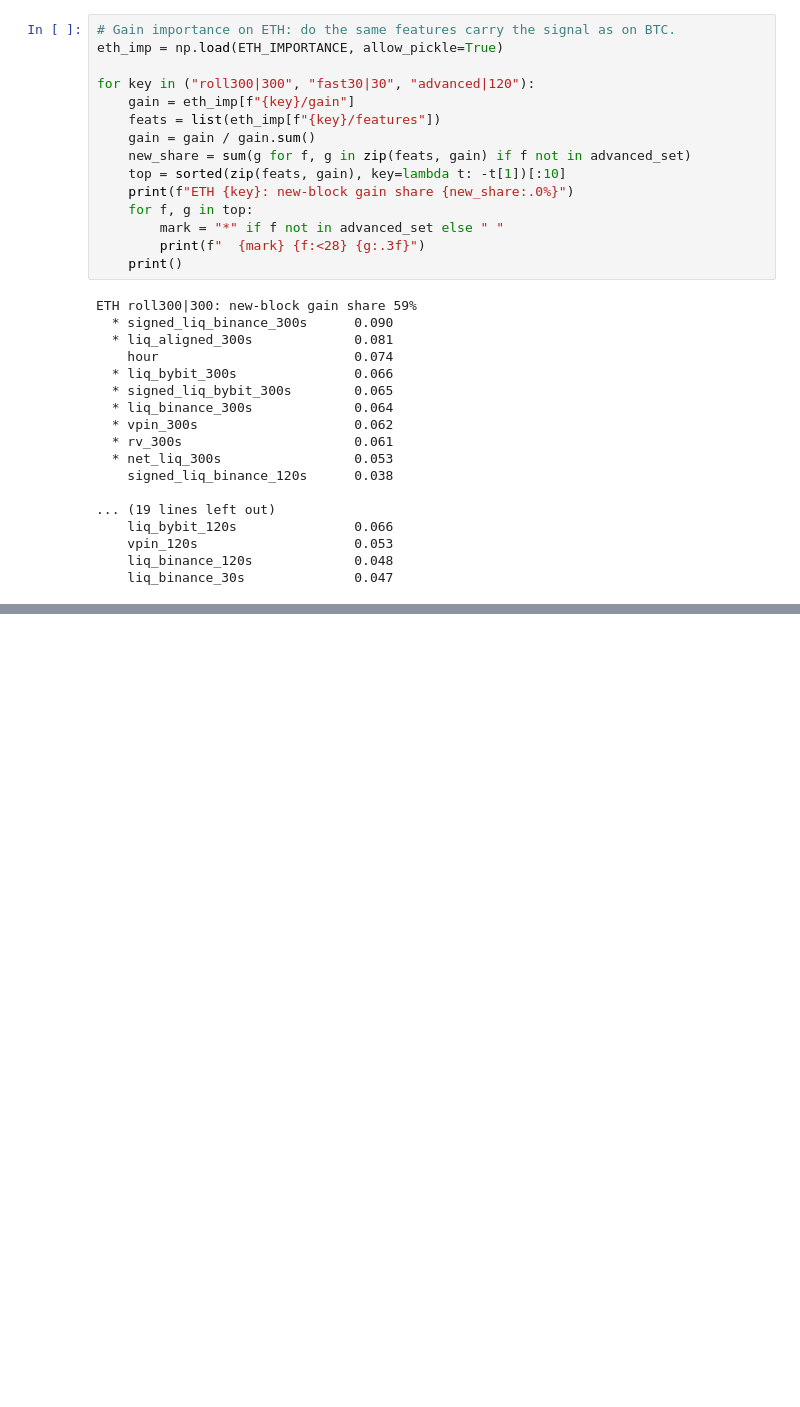
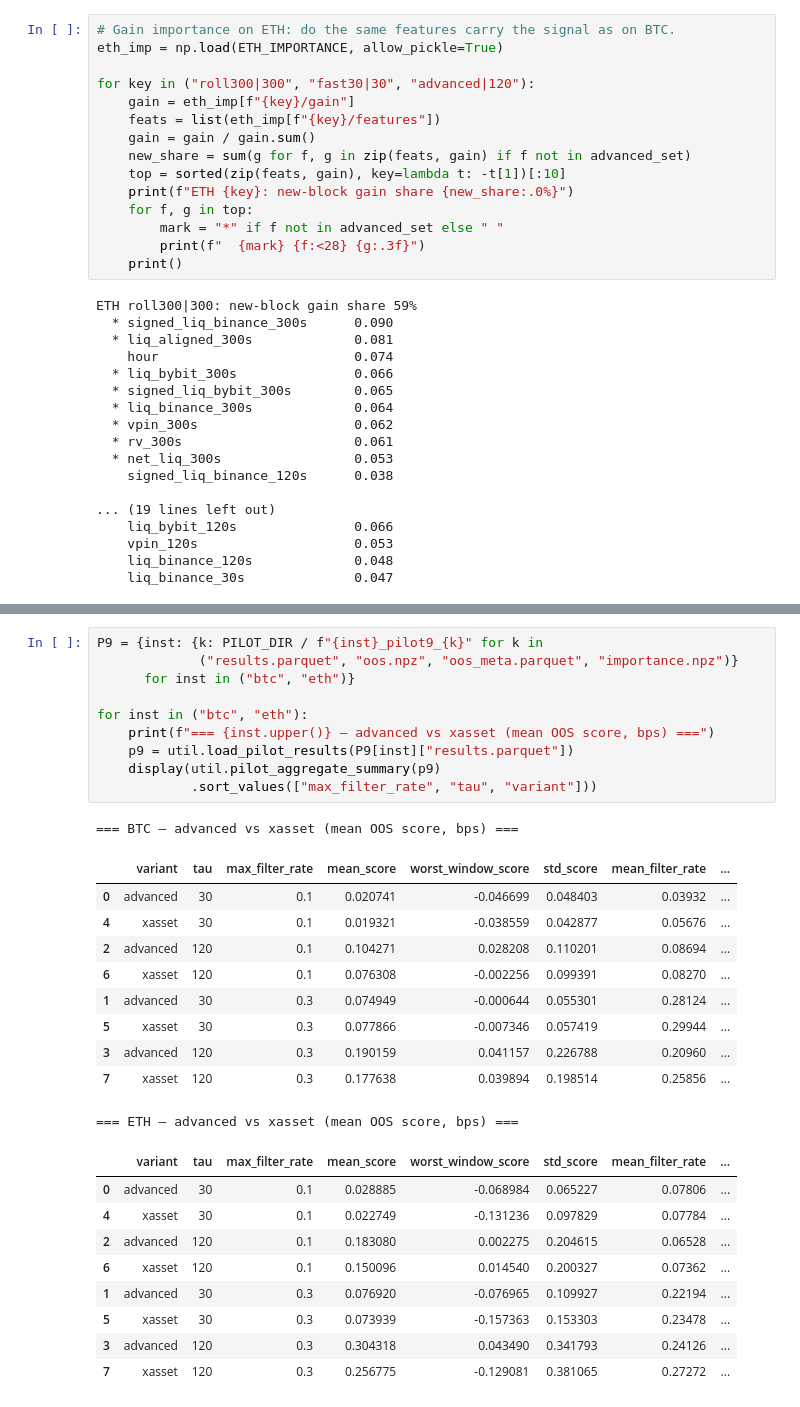
Before and after one commit to quickmathsometree/hft-liquidations-2026, a Jupyter notebook: p34_prod/backtest.ipynb, the cells around one changed output, grey strips where cells are left out. Drawn from its saved outputs; the diff is of its cells as text; blank space fills up the shorter version.

```diff
--- a/p34_prod/backtest.ipynb
+++ b/p34_prod/backtest.ipynb
@@ -773,0 +820,31 @@ ETH roll300|300: new-block gain share 59%
+# %%
+P9 = {inst: {k: PILOT_DIR / f"{inst}_pilot9_{k}" for k in
+             ("results.parquet", "oos.npz", "oos_meta.parquet", "importance.npz")}
+      for inst in ("btc", "eth")}
+
+for inst in ("btc", "eth"):
+    print(f"=== {inst.upper()} — advanced vs xasset (mean OOS score, bps) ===")
+    p9 = util.load_pilot_results(P9[inst]["results.parquet"])
+    display(util.pilot_aggregate_summary(p9)
+            .sort_values(["max_filter_rate", "tau", "variant"]))
+# %% [output]
+=== BTC — advanced vs xasset (mean OOS score, bps) ===
+|  | variant | tau | max_filter_rate | mean_score | worst_window_score | std_score | mean_filter_rate | ... |
+| 0 | advanced | 30 | 0.1 | 0.020741 | -0.046699 | 0.048403 | 0.03932 | ... |
+| 4 | xasset | 30 | 0.1 | 0.019321 | -0.038559 | 0.042877 | 0.05676 | ... |
+| 2 | advanced | 120 | 0.1 | 0.104271 | 0.028208 | 0.110201 | 0.08694 | ... |
+| 6 | xasset | 120 | 0.1 | 0.076308 | -0.002256 | 0.099391 | 0.08270 | ... |
+| 1 | advanced | 30 | 0.3 | 0.074949 | -0.000644 | 0.055301 | 0.28124 | ... |
+| 5 | xasset | 30 | 0.3 | 0.077866 | -0.007346 | 0.057419 | 0.29944 | ... |
+| 3 | advanced | 120 | 0.3 | 0.190159 | 0.041157 | 0.226788 | 0.20960 | ... |
+| 7 | xasset | 120 | 0.3 | 0.177638 | 0.039894 | 0.198514 | 0.25856 | ... |
+=== ETH — advanced vs xasset (mean OOS score, bps) ===
+|  | variant | tau | max_filter_rate | mean_score | worst_window_score | std_score | mean_filter_rate | ... |
+| 0 | advanced | 30 | 0.1 | 0.028885 | -0.068984 | 0.065227 | 0.07806 | ... |
+| 4 | xasset | 30 | 0.1 | 0.022749 | -0.131236 | 0.097829 | 0.07784 | ... |
+| 2 | advanced | 120 | 0.1 | 0.183080 | 0.002275 | 0.204615 | 0.06528 | ... |
+| 6 | xasset | 120 | 0.1 | 0.150096 | 0.014540 | 0.200327 | 0.07362 | ... |
+| 1 | advanced | 30 | 0.3 | 0.076920 | -0.076965 | 0.109927 | 0.22194 | ... |
+| 5 | xasset | 30 | 0.3 | 0.073939 | -0.157363 | 0.153303 | 0.23478 | ... |
+| 3 | advanced | 120 | 0.3 | 0.304318 | 0.043490 | 0.341793 | 0.24126 | ... |
+| 7 | xasset | 120 | 0.3 | 0.256775 | -0.129081 | 0.381065 | 0.27272 | ... |
```
Also changed, not shown: parts of 23 cells of this notebook, 18 other files.
